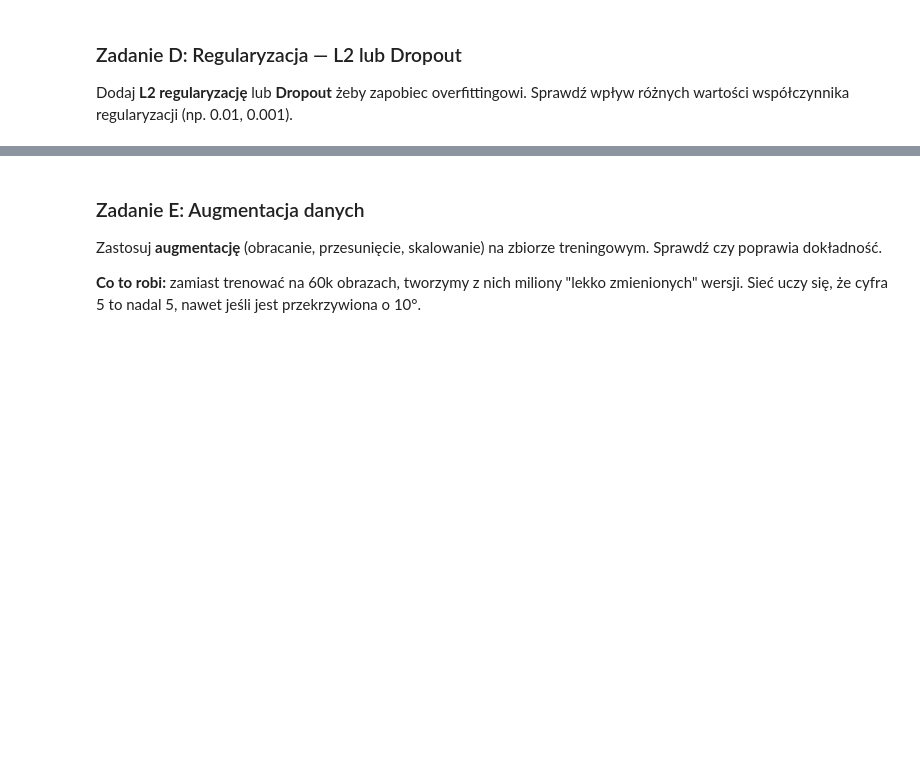
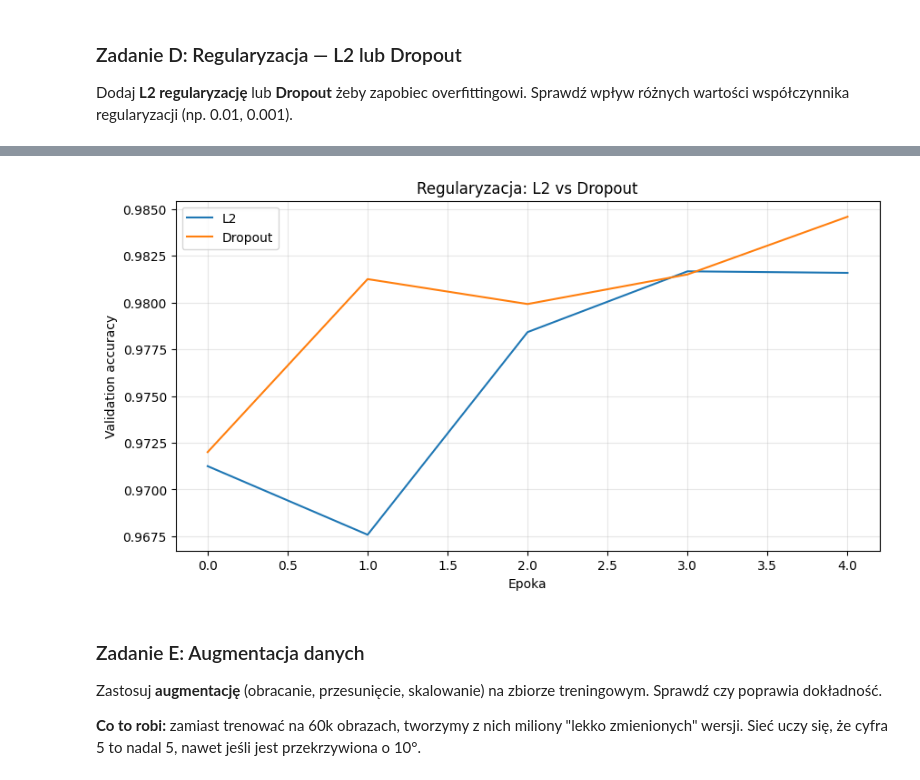
Before and after one commit to jmichna/BAI_LAB_TASK, a Jupyter notebook: lab_4/Lab4_TensorFlow_CNN_MAIN_FILE.ipynb, the cells around one changed output, grey strips where cells are left out. Saved outputs shown, nothing was run; the diff lists cells and outputs as text; code cells hidden in the pictures; blank space fills up the shorter version.

```diff
--- a/lab_4/Lab4_TensorFlow_CNN_MAIN_FILE.ipynb
+++ b/lab_4/Lab4_TensorFlow_CNN_MAIN_FILE.ipynb
@@ -1297,0 +1289,79 @@ Dodaj **L2 regularyzację** lub **Dropout** żeby zapobiec overfittingowi. Spraw
+# %%
+# Zadanie D: regularyzacja — L2 i Dropout
+
+def build_model_l2():
+    return tf.keras.models.Sequential([
+        tf.keras.layers.Input(shape=(28, 28, 1)),
+        tf.keras.layers.Conv2D(24, (3, 3), activation='relu'),
+        tf.keras.layers.MaxPooling2D((2, 2)),
+        tf.keras.layers.Conv2D(36, (3, 3), activation='relu'),
+        tf.keras.layers.MaxPooling2D((2, 2)),
+        tf.keras.layers.Flatten(),
+        tf.keras.layers.Dense(
+            128,
+            activation='relu',
+            kernel_regularizer=tf.keras.regularizers.l2(0.001)
+        ),
+        tf.keras.layers.Dense(10, activation='softmax')
+    ])
+
+def build_model_dropout():
+    return tf.keras.models.Sequential([
+        tf.keras.layers.Input(shape=(28, 28, 1)),
+        tf.keras.layers.Conv2D(24, (3, 3), activation='relu'),
+        tf.keras.layers.MaxPooling2D((2, 2)),
+        tf.keras.layers.Conv2D(36, (3, 3), activation='relu'),
+        tf.keras.layers.MaxPooling2D((2, 2)),
+        tf.keras.layers.Flatten(),
+        tf.keras.layers.Dense(128, activation='relu'),
+        tf.keras.layers.Dropout(0.5),
+        tf.keras.layers.Dense(10, activation='softmax')
+    ])
+
+model_l2 = build_model_l2()
+model_dropout = build_model_dropout()
+
+model_l2.compile(
+    optimizer='adam',
+    loss='categorical_crossentropy',
+    metrics=['accuracy']
+)
+
+model_dropout.compile(
+    optimizer='adam',
+    loss='categorical_crossentropy',
+    metrics=['accuracy']
+)
+
+history_l2 = model_l2.fit(
+    x_train, y_train_oh,
+    validation_split=0.2,
+    epochs=5,
+    batch_size=32,
+    verbose=1
+)
+
+history_dropout = model_dropout.fit(
+    x_train, y_train_oh,
+    validation_split=0.2,
+    epochs=5,
+    batch_size=32,
+    verbose=1
+)
+
+test_loss_l2, test_acc_l2 = model_l2.evaluate(x_test, y_test_oh, verbose=0)
+test_loss_dropout, test_acc_dropout = model_dropout.evaluate(x_test, y_test_oh, verbose=0)
+
+print(f"L2 test accuracy: {test_acc_l2:.4f}")
+print(f"Dropout test accuracy: {test_acc_dropout:.4f}")
+
+plt.figure(figsize=(10, 5))
+plt.plot(history_l2.history['val_accuracy'], label='L2')
+plt.plot(history_dropout.history['val_accuracy'], label='Dropout')
+plt.xlabel('Epoka')
+plt.ylabel('Validation accuracy')
+plt.title('Regularyzacja: L2 vs Dropout')
+plt.legend()
+plt.grid(alpha=0.3)
+plt.show()
+# %% [output]
@@ -1298,3 +1385,4 @@ Dodaj **L2 regularyzację** lub **Dropout** żeby zapobiec overfittingowi. Spraw
+[figure, added]
 # %% [markdown]
 ### Zadanie E: Augmentacja danych
 
```
Also changed, not shown: parts of 14 cells of this notebook.
